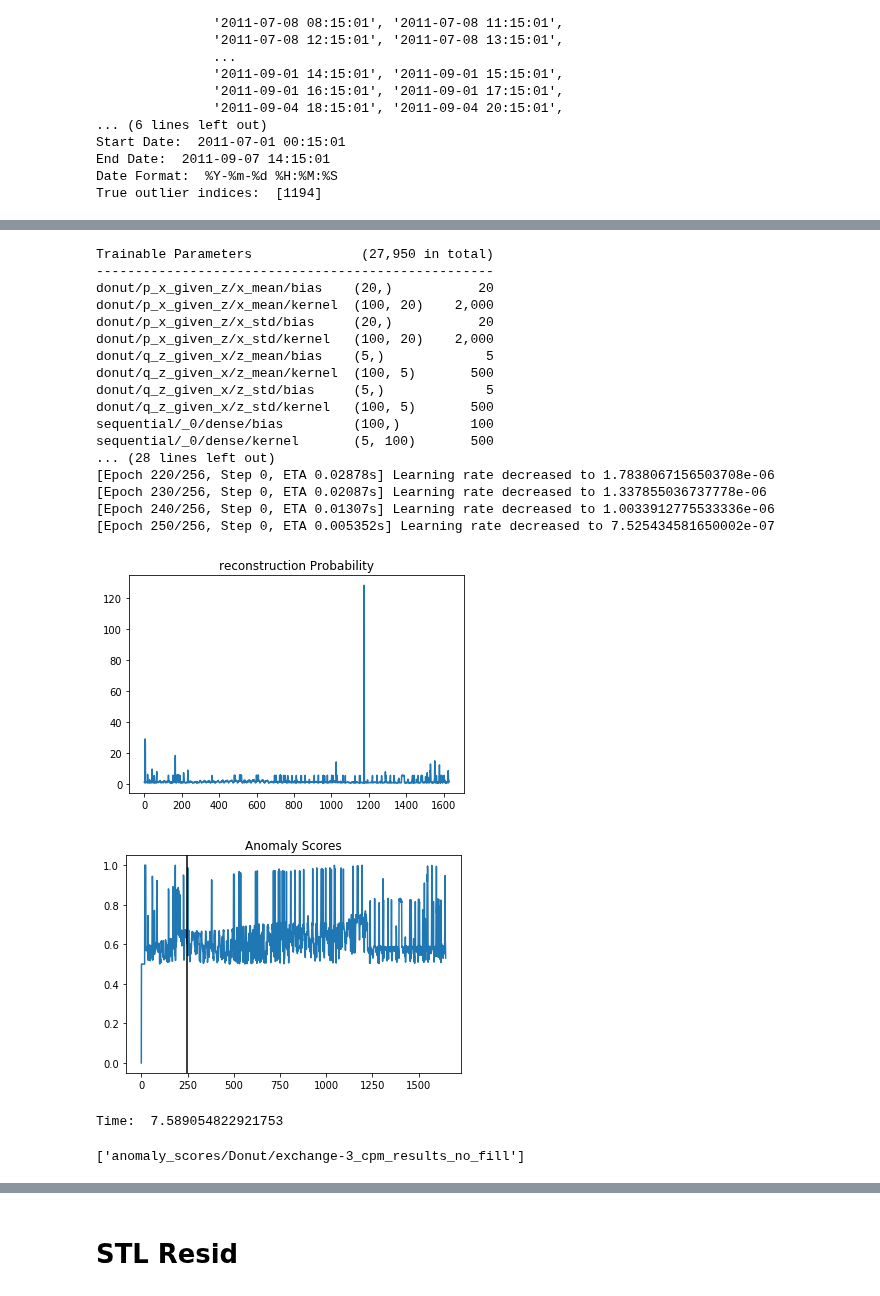
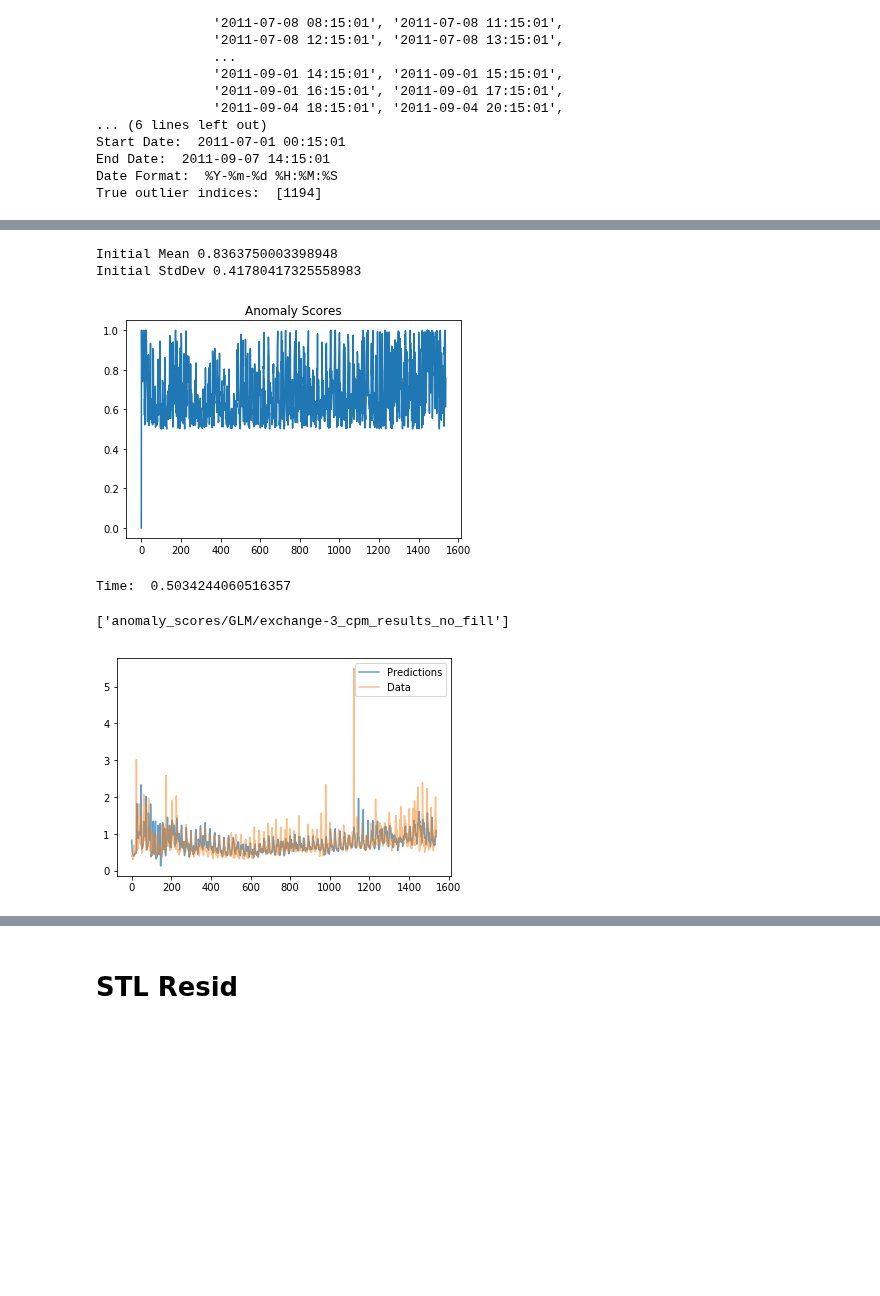
Before and after one commit to dn3kmc/adclasses, a Jupyter notebook: Dataset exchange-3_cpm_results (no fill).ipynb, the cells around one changed output, grey strips where cells are left out. Saved outputs shown, nothing was run; the diff lists cells and outputs as text; code cells hidden in the pictures; blank space fills up the shorter version.

```diff
--- a/Dataset exchange-3_cpm_results (no fill).ipynb
+++ b/Dataset exchange-3_cpm_results (no fill).ipynb
@@ -62,27 +120,13 @@ True outlier indices:  [1194]
 # %%
-save_path = "anomaly_scores/Donut/" + dataset_name + "_no_fill"
-output_dict = ad.donut(gaussian_window_size=gaussian_window_size,window_size=20, plot_reconstruction_prob=True, plot_anomaly_score=True)
+save_path = "anomaly_scores/GLM/" + dataset_name+ "_no_fill"
+output_dict = ad.glm(gaussian_window_size=gaussian_window_size, family='gaussian',
+                     eta=1, lambda_=0.99,plot_anomaly_scores=True, plot_forecast=True)
 print("Time: ", output_dict["Time"])
 joblib.dump(output_dict, save_path)
 # %% [output]
-Trainable Parameters              (27,950 in total)
----------------------------------------------------
-donut/p_x_given_z/x_mean/bias    (20,)           20
-donut/p_x_given_z/x_mean/kernel  (100, 20)    2,000
-donut/p_x_given_z/x_std/bias     (20,)           20
-donut/p_x_given_z/x_std/kernel   (100, 20)    2,000
-donut/q_z_given_x/z_mean/bias    (5,)             5
-donut/q_z_given_x/z_mean/kernel  (100, 5)       500
-donut/q_z_given_x/z_std/bias     (5,)             5
-donut/q_z_given_x/z_std/kernel   (100, 5)       500
-sequential/_0/dense/bias         (100,)         100
-sequential/_0/dense/kernel       (5, 100)       500
-... (28 lines left out)
-[Epoch 220/256, Step 0, ETA 0.02878s] Learning rate decreased to 1.7838067156503708e-06
-[Epoch 230/256, Step 0, ETA 0.02087s] Learning rate decreased to 1.337855036737778e-06
-[Epoch 240/256, Step 0, ETA 0.01307s] Learning rate decreased to 1.0033912775533336e-06
-[Epoch 250/256, Step 0, ETA 0.005352s] Learning rate decreased to 7.525434581650002e-07
+Initial Mean 0.8363750003398948
+Initial StdDev 0.41780417325558983
-[figure, old version]
+[figure, new version]
-[figure, old version]
-Time:  7.589054822921753
+Time:  0.5034244060516357
-['anomaly_scores/Donut/exchange-3_cpm_results_no_fill']
+['anomaly_scores/GLM/exchange-3_cpm_results_no_fill']
+[figure, new version]
```
Also changed, not shown: parts of 9 cells of this notebook, 38 other files.
